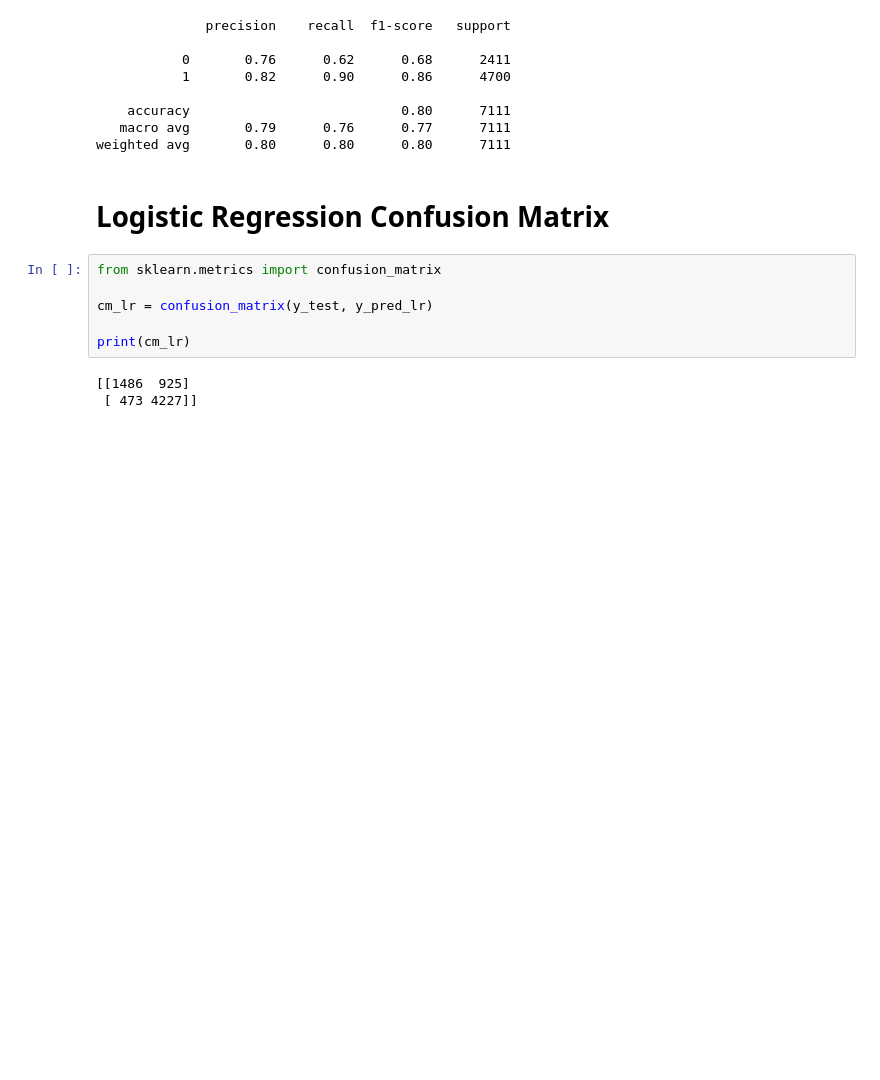
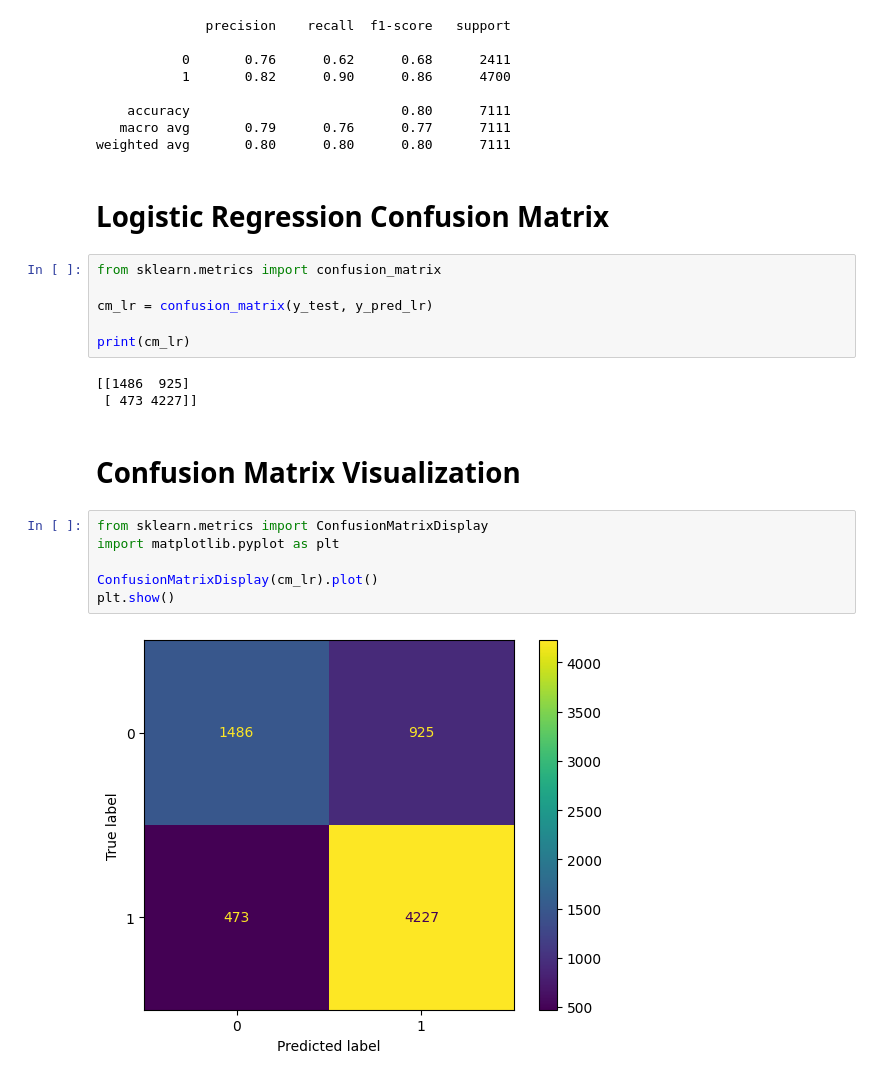
Before and after one commit to jebin24it-boop/Infotact_Travel_Hospitality_Analytics, a Jupyter notebook: notebooks/ml_preprocessing.ipynb, the cells around one changed output. Cells and saved outputs as stored; diff of their text form; blank space fills up the shorter version.

Commit message:
model: visualized logistic regression confusion matrix

```diff
--- a/notebooks/ml_preprocessing.ipynb
+++ b/notebooks/ml_preprocessing.ipynb
@@ -218,3 +218,13 @@ print(cm_lr)
 # %% [output]
 [[1486  925]
  [ 473 4227]]
+# %% [markdown]
+# Confusion Matrix Visualization
+# %%
+from sklearn.metrics import ConfusionMatrixDisplay
+import matplotlib.pyplot as plt
+
+ConfusionMatrixDisplay(cm_lr).plot()
+plt.show()
+# %% [output]
+[figure, added]
```
